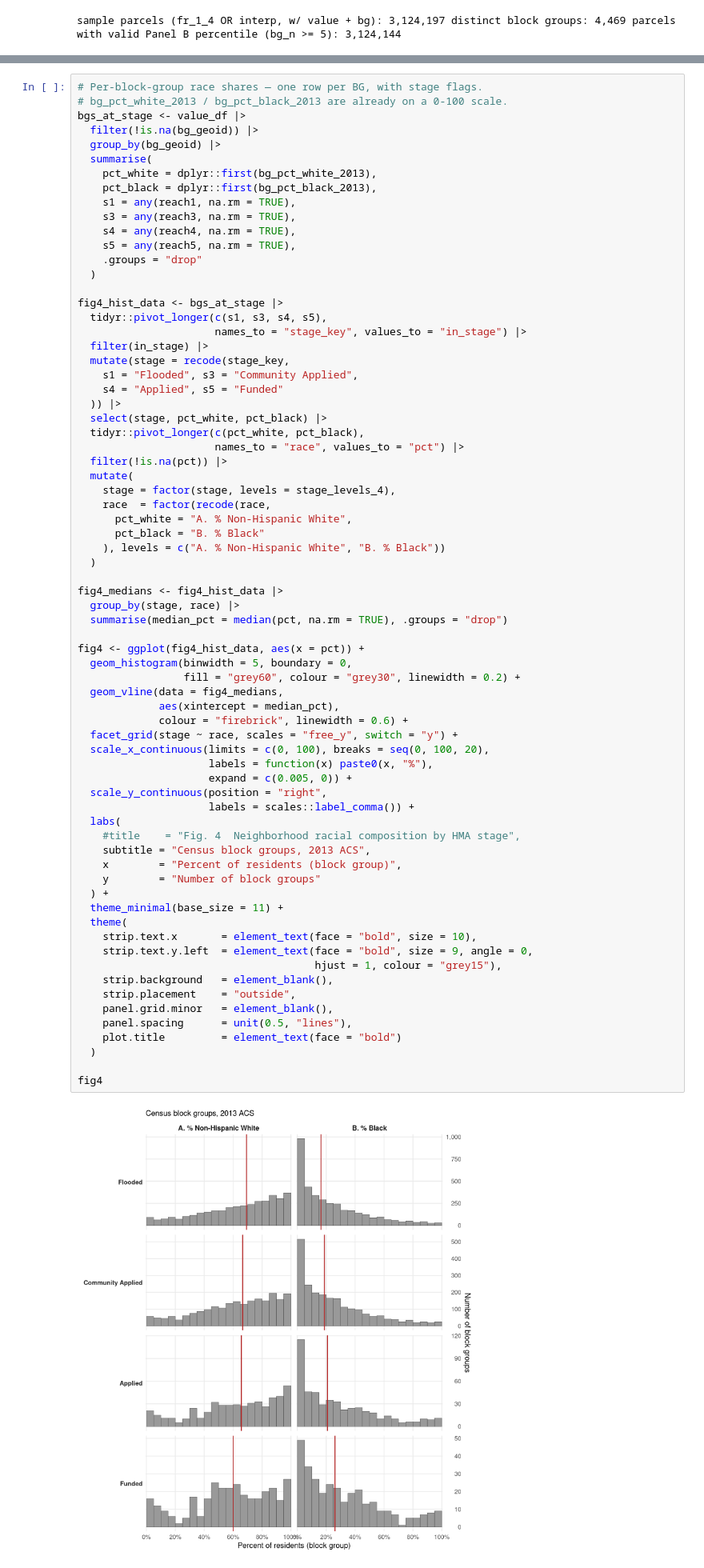
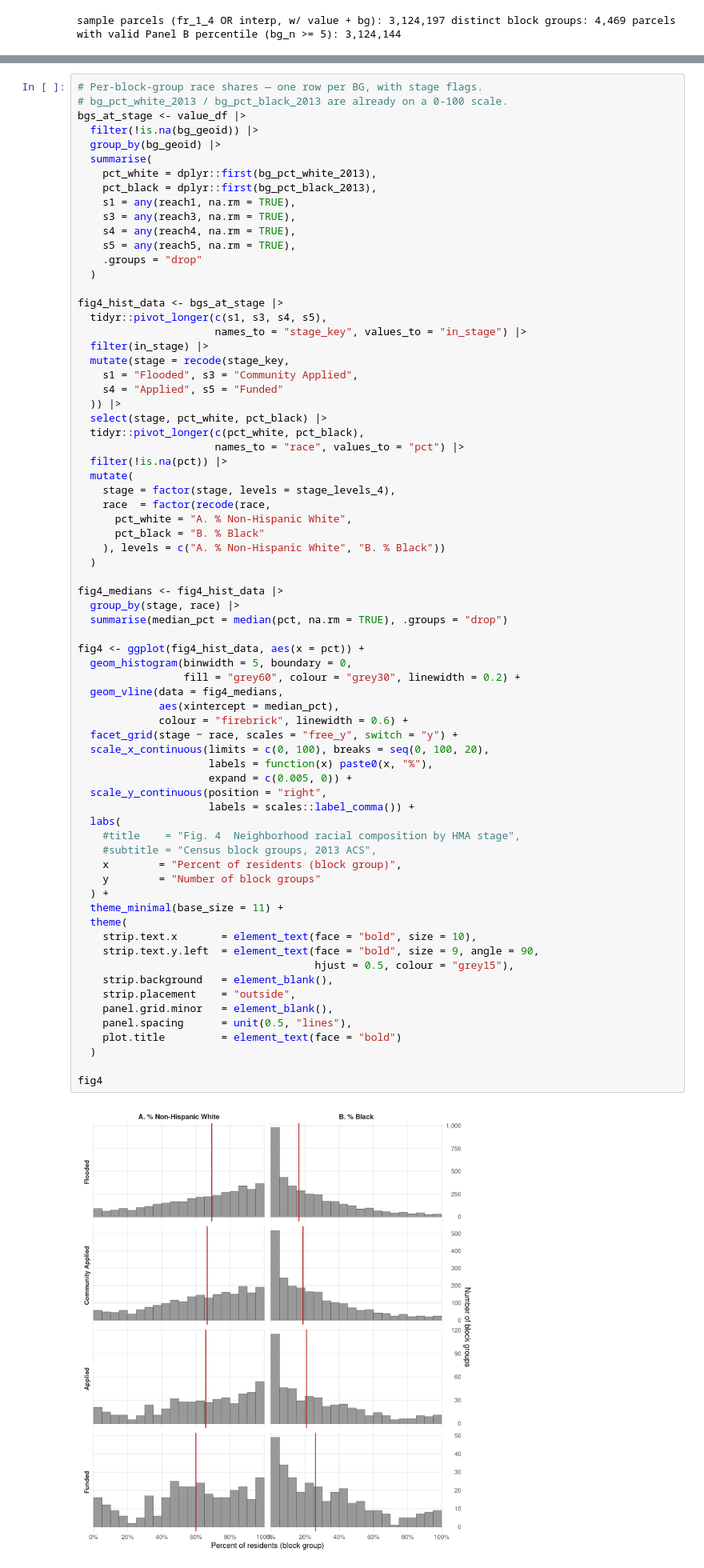
Before and after one commit to russblessing/Obstacles, a Jupyter notebook: notebooks/08_manuscript_figures.embed.ipynb, the cells around one changed output, grey strips where cells are left out. Shown at 80% size. Drawn from its saved outputs; the diff is of its cells as text.

```diff
--- a/notebooks/08_manuscript_figures.embed.ipynb
+++ b/notebooks/08_manuscript_figures.embed.ipynb
@@ -423,37 +423,37 @@ fig4_medians <- fig4_hist_data |>
 
 fig4 <- ggplot(fig4_hist_data, aes(x = pct)) +
   geom_histogram(binwidth = 5, boundary = 0,
                  fill = "grey60", colour = "grey30", linewidth = 0.2) +
   geom_vline(data = fig4_medians,
              aes(xintercept = median_pct),
              colour = "firebrick", linewidth = 0.6) +
   facet_grid(stage ~ race, scales = "free_y", switch = "y") +
   scale_x_continuous(limits = c(0, 100), breaks = seq(0, 100, 20),
                      labels = function(x) paste0(x, "%"),
                      expand = c(0.005, 0)) +
   scale_y_continuous(position = "right",
                      labels = scales::label_comma()) +
   labs(
     #title    = "Fig. 4  Neighborhood racial composition by HMA stage",
-    subtitle = "Census block groups, 2013 ACS",
+    #subtitle = "Census block groups, 2013 ACS",
     x        = "Percent of residents (block group)",
     y        = "Number of block groups"
   ) +
   theme_minimal(base_size = 11) +
   theme(
     strip.text.x       = element_text(face = "bold", size = 10),
-    strip.text.y.left  = element_text(face = "bold", size = 9, angle = 0,
-                                      hjust = 1, colour = "grey15"),
+    strip.text.y.left  = element_text(face = "bold", size = 9, angle = 90,
+                                      hjust = 0.5, colour = "grey15"),
     strip.background   = element_blank(),
     strip.placement    = "outside",
     panel.grid.minor   = element_blank(),
     panel.spacing      = unit(0.5, "lines"),
     plot.title         = element_text(face = "bold")
   )
 
 fig4
 # %% [output]
-[figure, old version]
+[figure, new version]
 # %% [markdown]
 ### 8.2 Medians table
 # %%
```
Also changed, not shown: parts of 2 cells of this notebook, 29 other files.
